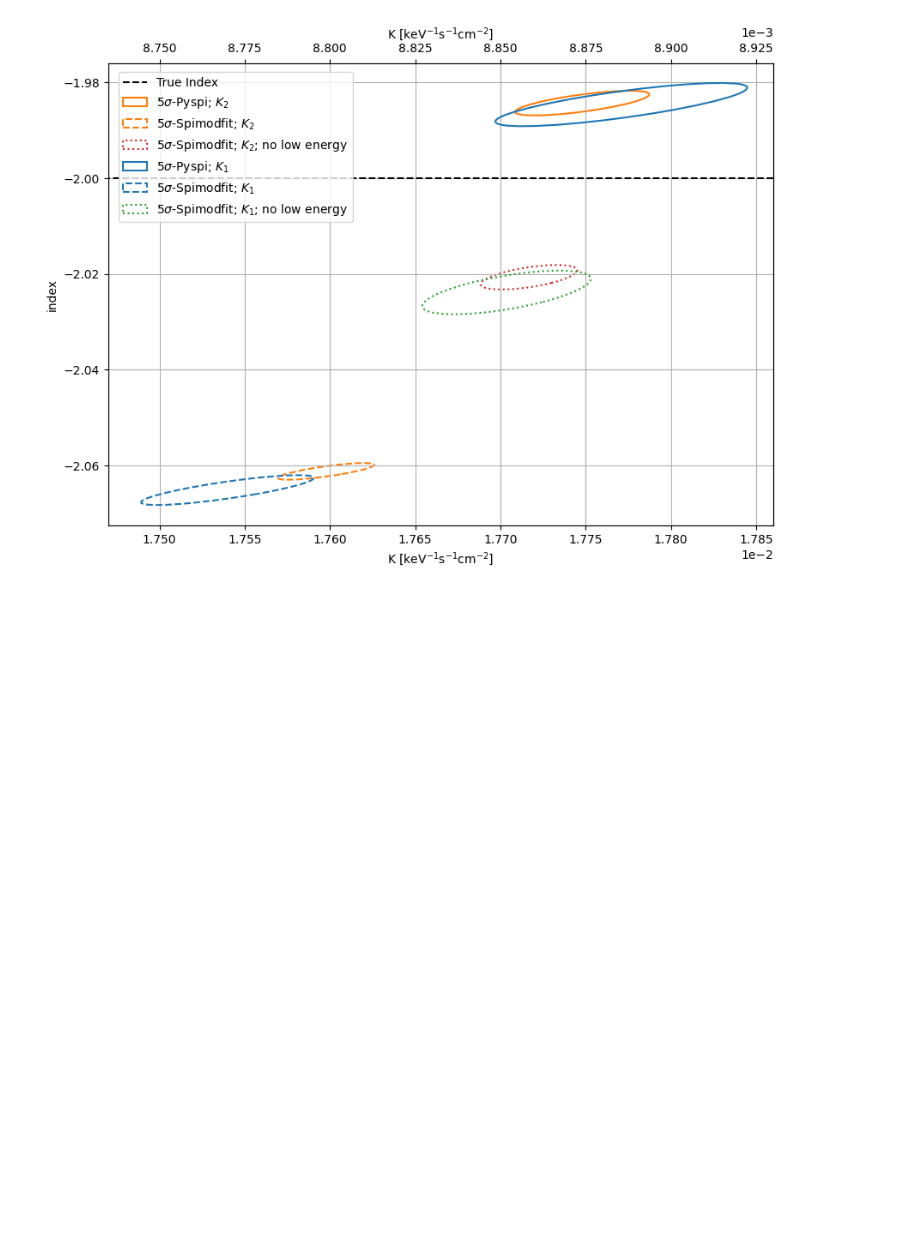
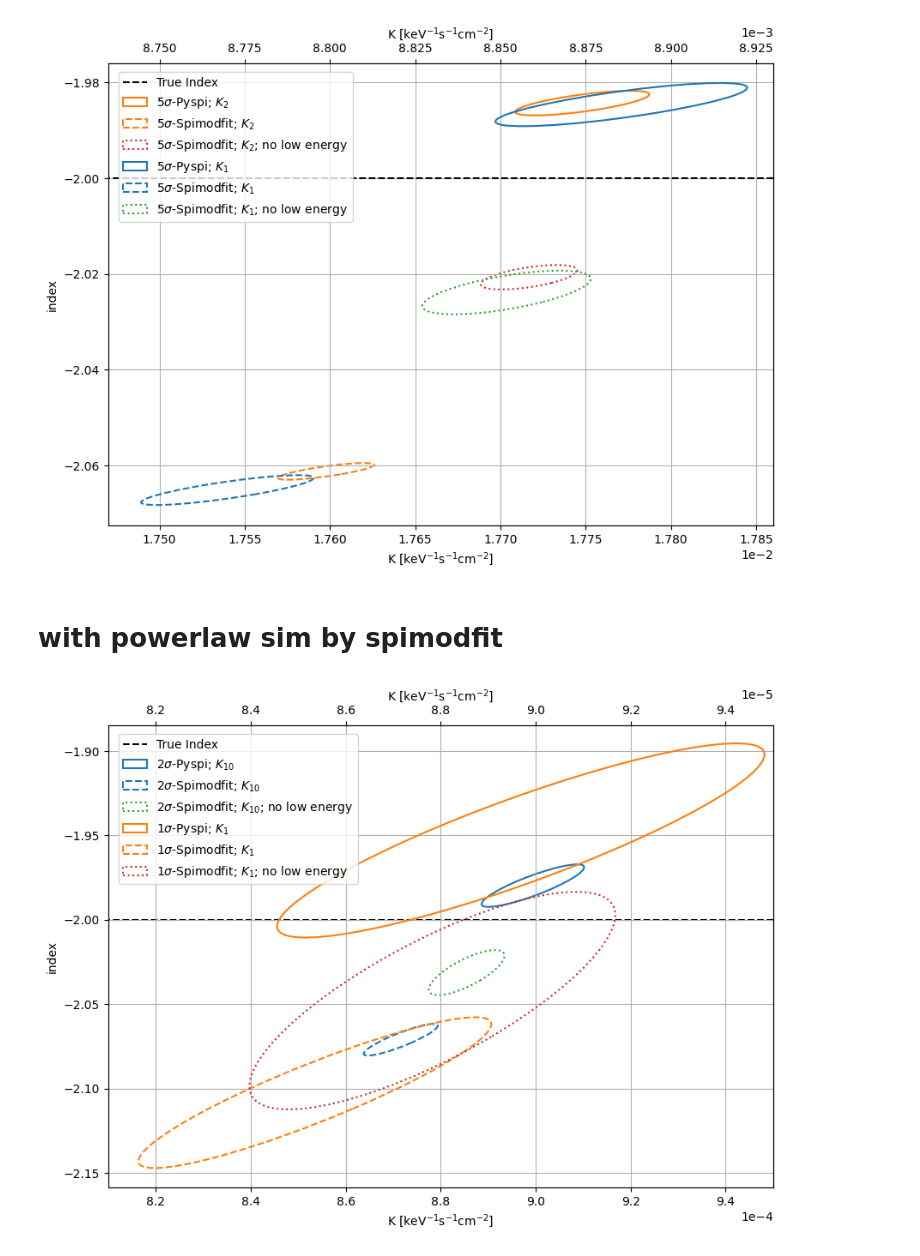
Before and after one commit to timmguthle/INTEGRAL-SPI, a Jupyter notebook: main_files/smf_simulations/plots_comparison.ipynb, the cells around one changed output. Drawn from its saved outputs; the diff is of its cells as text; code cells hidden in the pictures; blank space fills up the shorter version.

```diff
--- a/main_files/smf_simulations/plots_comparison.ipynb
+++ b/main_files/smf_simulations/plots_comparison.ipynb
@@ -245,3 +245,5 @@ ax2.ticklabel_format(style='sci', axis='x', scilimits=(0,0))
 [figure]
 # %%
 fig.savefig(f"{path}/comparison_combined_plot_2.pdf", bbox_inches='tight')
+# %% [markdown]
+# with powerlaw sim by spimodfit
@@ -247,0 +316,35 @@ fig.savefig(f"{path}/comparison_combined_plot_2.pdf", bbox_inches='tight')
+# %%
+import math
+%matplotlib inline
+
+fig, ax = plt.subplots(figsize=(10, 7))
+ax2 = ax.twiny()
+
+ax.plot((0, 5e-2),(-2, -2), "k--", label="True Index", zorder=0)
+
+for folder, name, edgecolor, linestyle, std_dev in zip(folders, names, edgecolors, linestyles, std_devs):
+    with open(f"{folder}/source_parameters.pickle", "rb") as f:
+        val, cov = pickle.load(f)
+    if "K_1/" in folder:
+        confidence_ellipse(val, cov, ax2, n_std=std_dev, edgecolor=edgecolor, label=name, ls=linestyle, linewidth=1.5)
+    else:
+        confidence_ellipse(val, cov, ax, n_std=std_dev, edgecolor=edgecolor, label=name, ls=linestyle, linewidth=1.5)
+# ax.plot(real_vals[0], real_vals[1], "ko", label="True Values")
+ax2.autoscale()
+ax.autoscale()
+ax_limits = np.array([8.1e-4, 9.5e-4])
+ax.set_xlim(*ax_limits)
+ax2.set_xlim(*ax_limits/10)
+ax.grid()
+
+
+# fig.legend(loc='upper right', bbox_to_anchor=(1.1,0.89), ncol=1)
+fig.legend(loc="upper left", bbox_to_anchor=(0.13, 0.875), ncol=1)
+#plt.legend()
+ax.set_xlabel("K [keV$^{-1}$s$^{-1}$cm$^{-2}$]")
+ax2.set_xlabel("K [keV$^{-1}$s$^{-1}$cm$^{-2}$]")
+ax.set_ylabel("index")
+ax.ticklabel_format(style='sci', axis='x', scilimits=(0,0))
+ax2.ticklabel_format(style='sci', axis='x', scilimits=(0,0))
+# %% [output]
+[figure, added]
```
Also changed, not shown: parts of 4 cells of this notebook, 31 other files.
